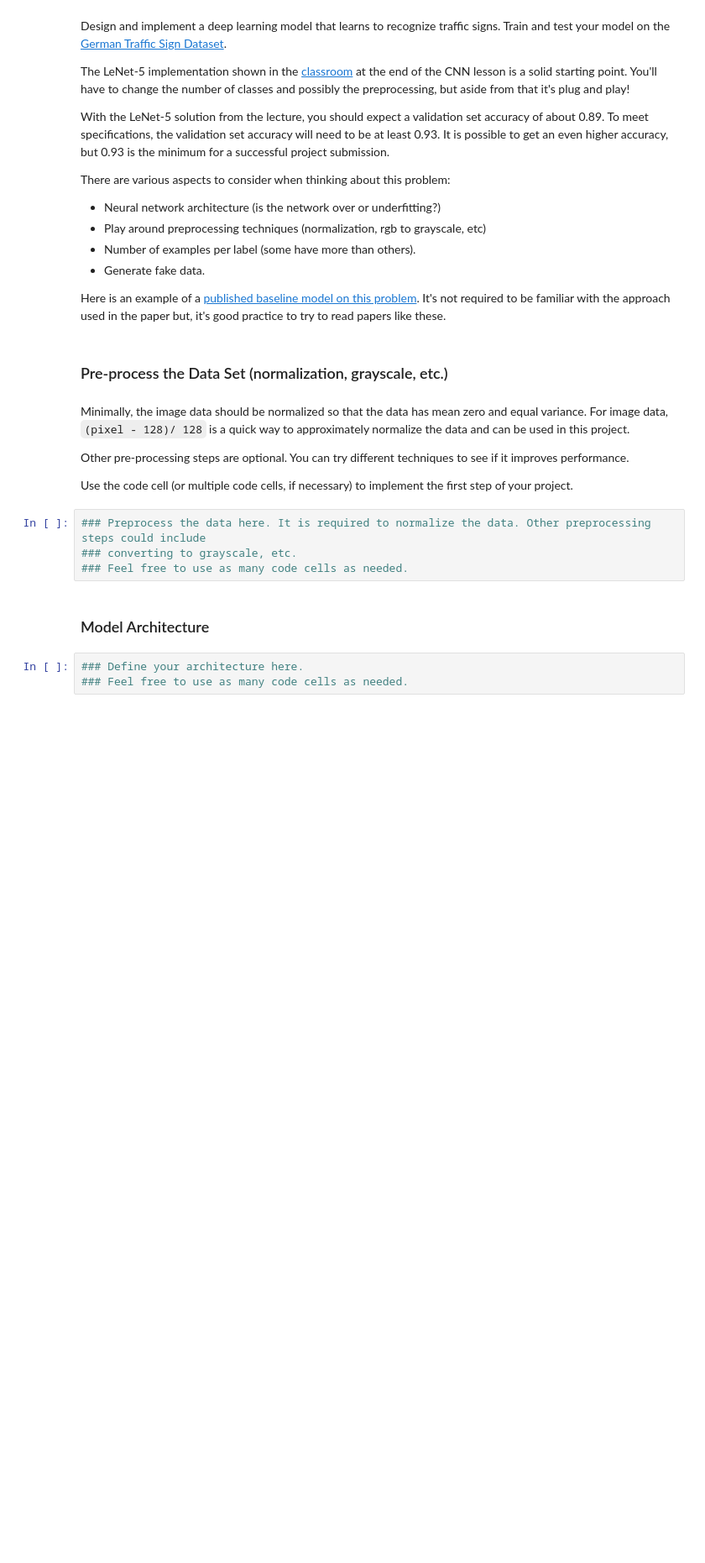
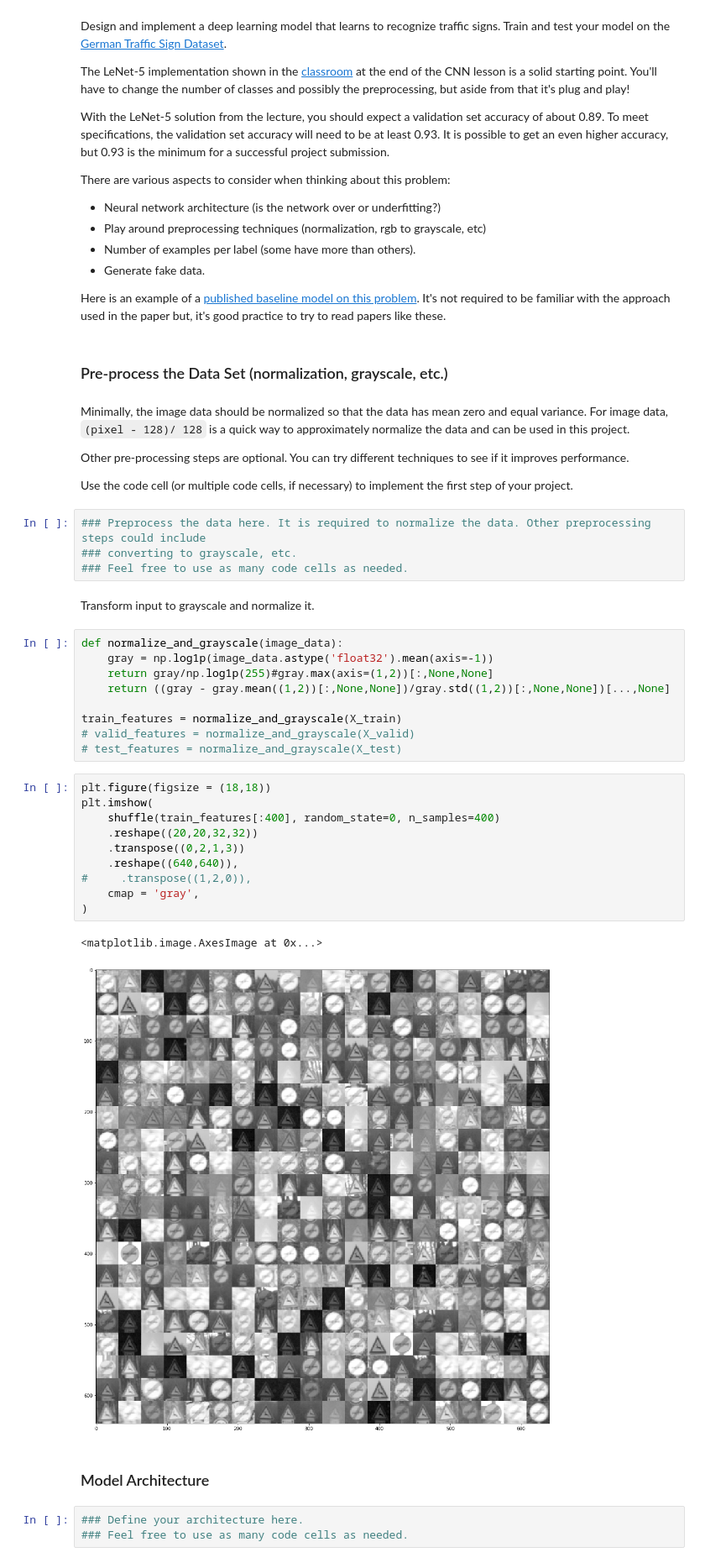
Before and after one commit to corrado9999/CarND-Traffic-Sign-Classifier-Project, a Jupyter notebook: Traffic_Sign_Classifier.ipynb, the cells around one changed output. Shown: that part at 84% size. Drawn from its saved outputs; the diff is of its cells as text; blank space fills up the shorter version.

```diff
--- a/Traffic_Sign_Classifier.ipynb
+++ b/Traffic_Sign_Classifier.ipynb
@@ -167,6 +169,30 @@ Use the code cell (or multiple code cells, if necessary) to implement the first
 ### Preprocess the data here. It is required to normalize the data. Other preprocessing steps could include
 ### converting to grayscale, etc.
 ### Feel free to use as many code cells as needed.
+# %% [markdown]
+Transform input to grayscale and normalize it.
+# %%
+def normalize_and_grayscale(image_data):
+    gray = np.log1p(image_data.astype('float32').mean(axis=-1))
+    return gray/np.log1p(255)#gray.max(axis=(1,2))[:,None,None]
+    return ((gray - gray.mean((1,2))[:,None,None])/gray.std((1,2))[:,None,None])[...,None]
+
+train_features = normalize_and_grayscale(X_train)
+# valid_features = normalize_and_grayscale(X_valid)
+# test_features = normalize_and_grayscale(X_test)
+# %%
+plt.figure(figsize = (18,18))
+plt.imshow(
+    shuffle(train_features[:400], random_state=0, n_samples=400)
+    .reshape((20,20,32,32))
+    .transpose((0,2,1,3))
+    .reshape((640,640)),
+#     .transpose((1,2,0)),
+    cmap = 'gray',
+)
+# %% [output]
+<matplotlib.image.AxesImage at 0x...>
+[figure, added]
 # %% [markdown]
 ### Model Architecture
 # %%
```
Also changed, not shown: parts of 7 cells of this notebook.
